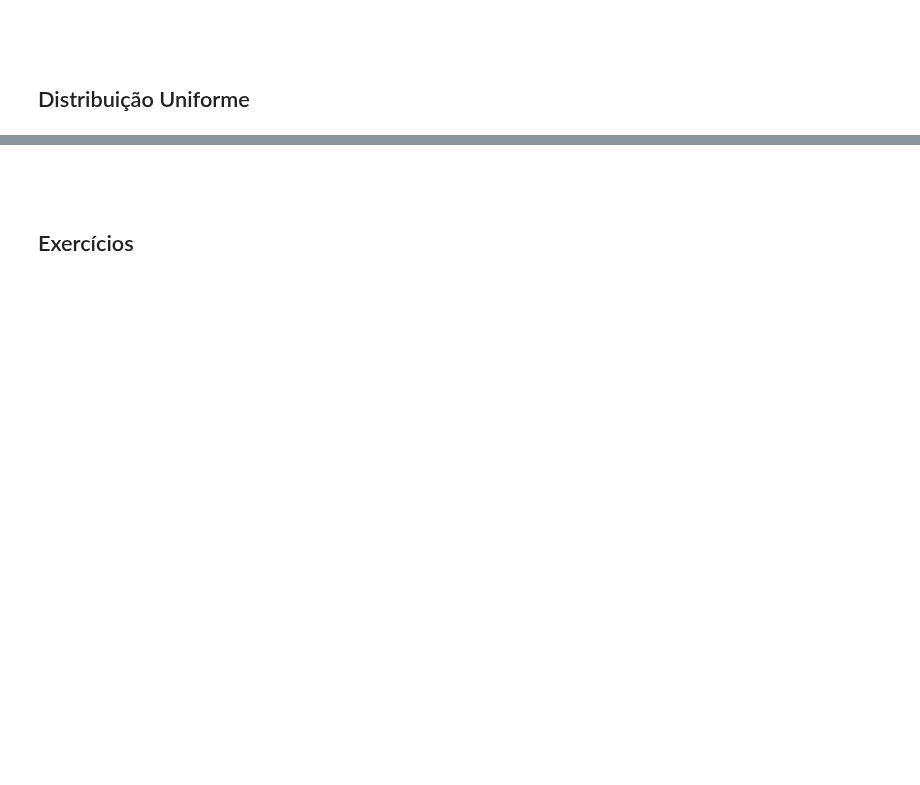
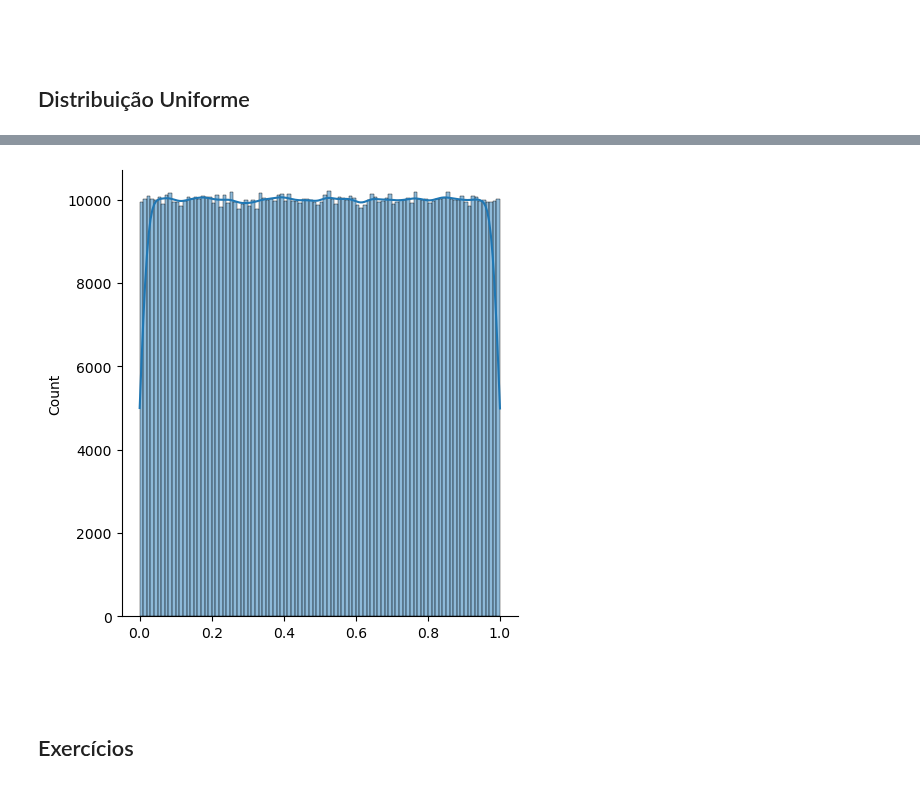
Before and after one commit to remarchese/DS_Hypera_960, a Jupyter notebook: 03 - Distribuições de Probabilidade.ipynb, the cells around one changed output, grey strips where cells are left out. Drawn from its saved outputs; the diff is of its cells as text; code cells hidden in the pictures; blank space fills up the shorter version.

```diff
--- a/03 - Distribuições de Probabilidade.ipynb
+++ b/03 - Distribuições de Probabilidade.ipynb
@@ -239,3 +466,13 @@ Os valores para o valor esperado e a variância para a distribuição exponencia
+# %%
+N = 1000000
+
+amostra_uniform = np.random.uniform(0, 1, N)
+
+sns.displot(amostra_uniform, kde=True)
+
+plt.show()
+# %% [output]
+[figure, added]
 # %% [markdown]
 ##
 # %% [markdown]
```
Also changed, not shown: parts of 25 cells of this notebook.
